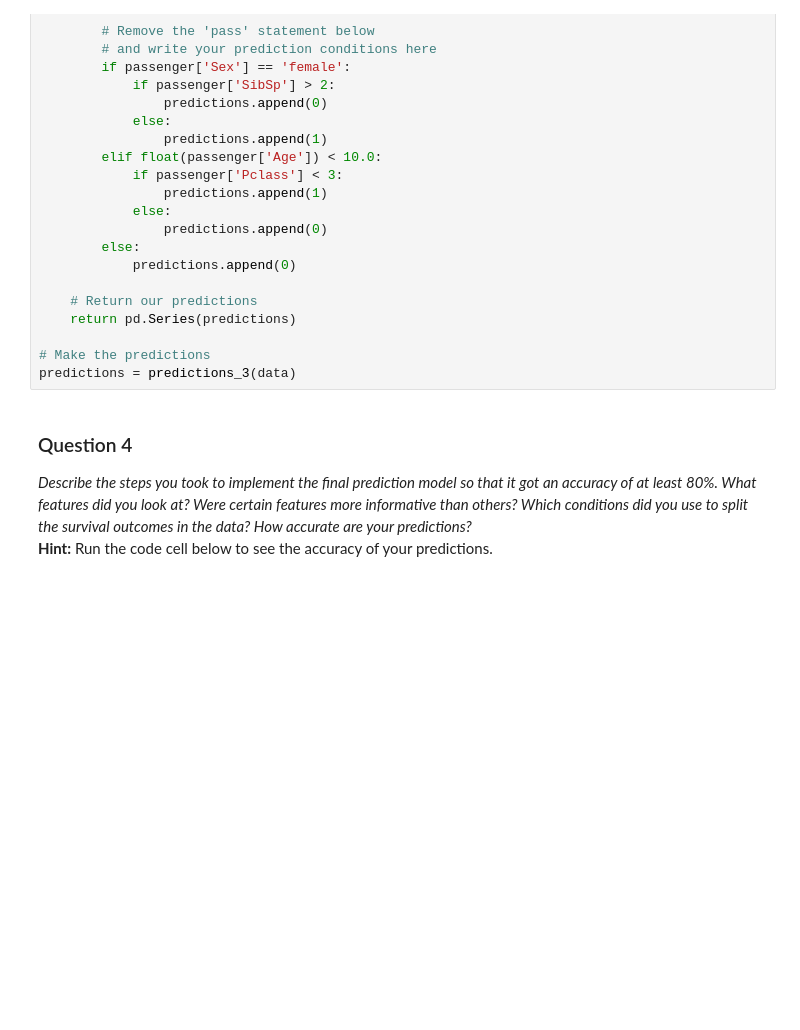
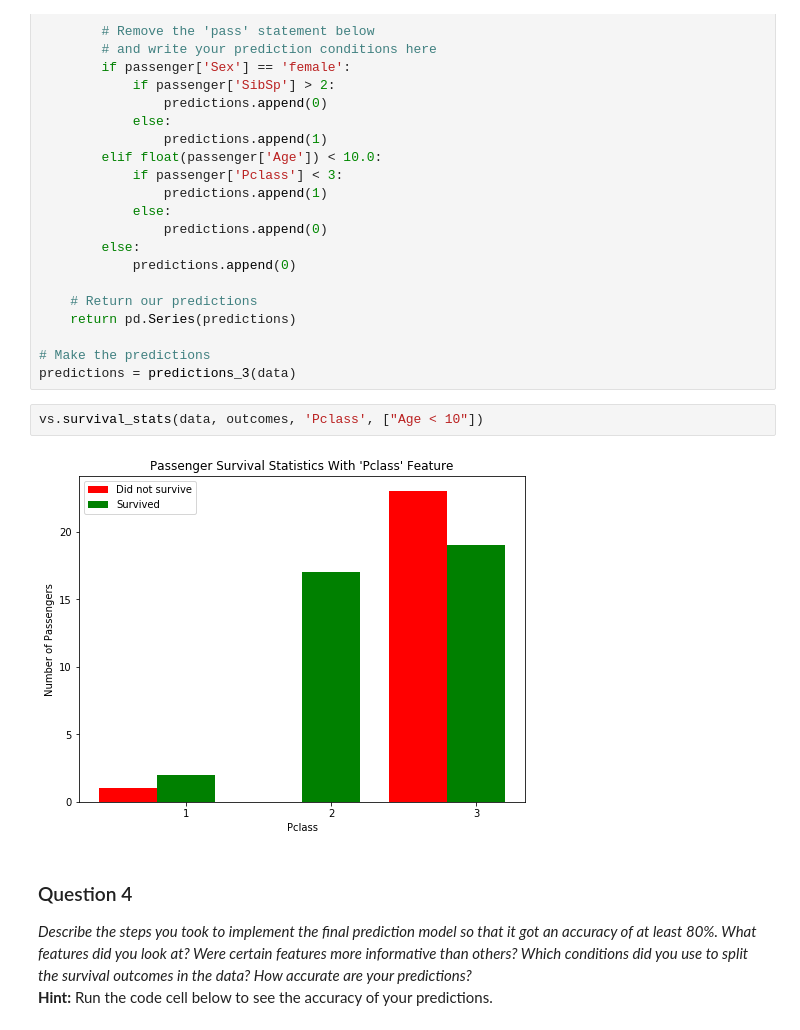
Before and after one commit to sharonx/udacity-machine-learning-projects, a Jupyter notebook: titanic_survival_exploration/titanic_survival_exploration.ipynb, the cells around one changed output. Drawn from its saved outputs; the diff is of its cells as text; blank space fills up the shorter version.

```diff
--- a/titanic_survival_exploration/titanic_survival_exploration.ipynb
+++ b/titanic_survival_exploration/titanic_survival_exploration.ipynb
@@ -251,6 +250,10 @@ def predictions_3(data):
 
 # Make the predictions
 predictions = predictions_3(data)
+# %%
+vs.survival_stats(data, outcomes, 'Pclass', ["Age < 10"])
+# %% [output]
+[figure, added]
 # %% [markdown]
 ### Question 4
 *Describe the steps you took to implement the final prediction model so that it got an accuracy of at least 80%. What features did you look at? Were certain features more informative than others? Which conditions did you use to split the survival outcomes in the data? How accurate are your predictions?*
```
Also changed, not shown: parts of 3 cells of this notebook, 1 other file.
